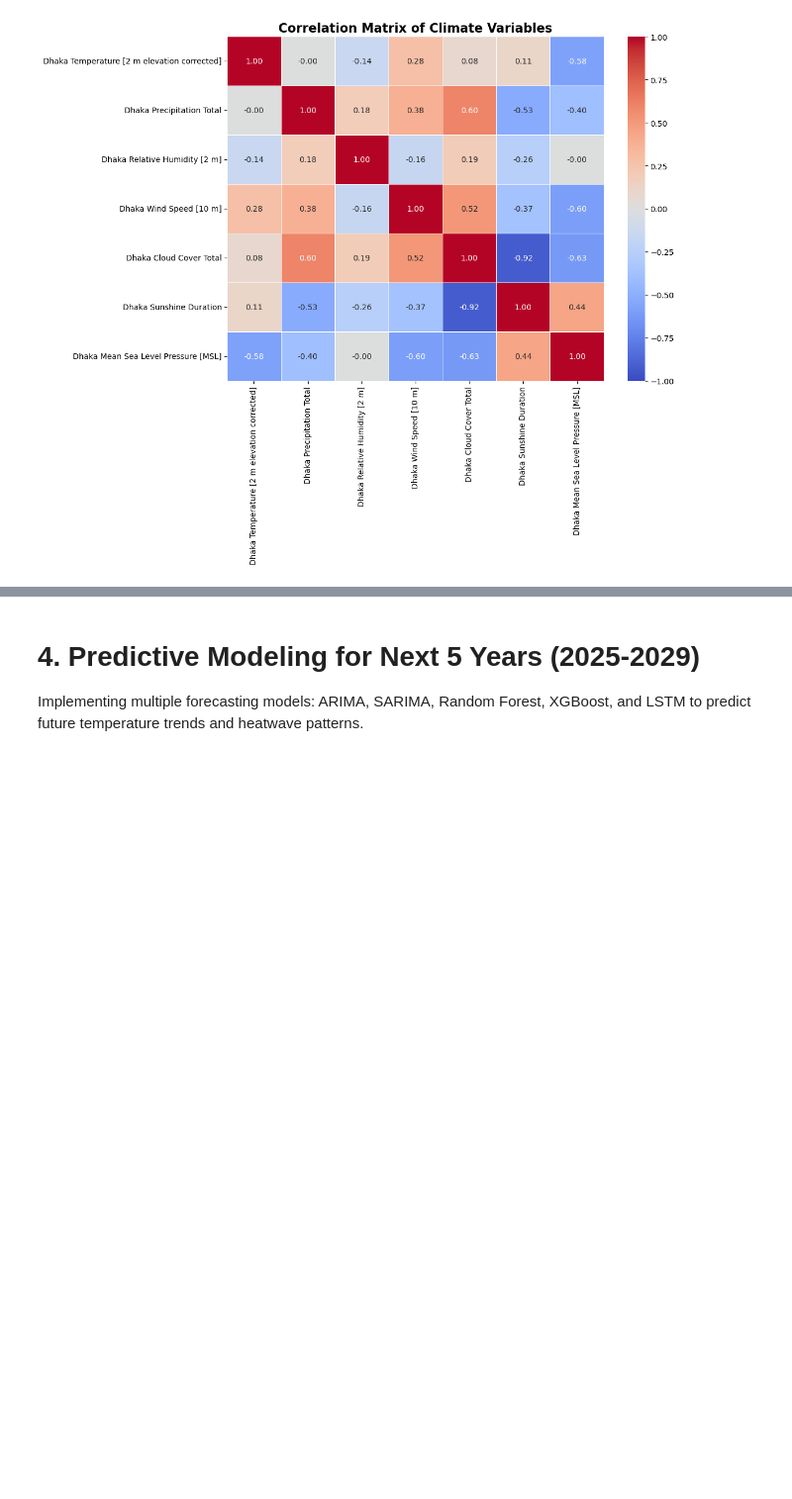
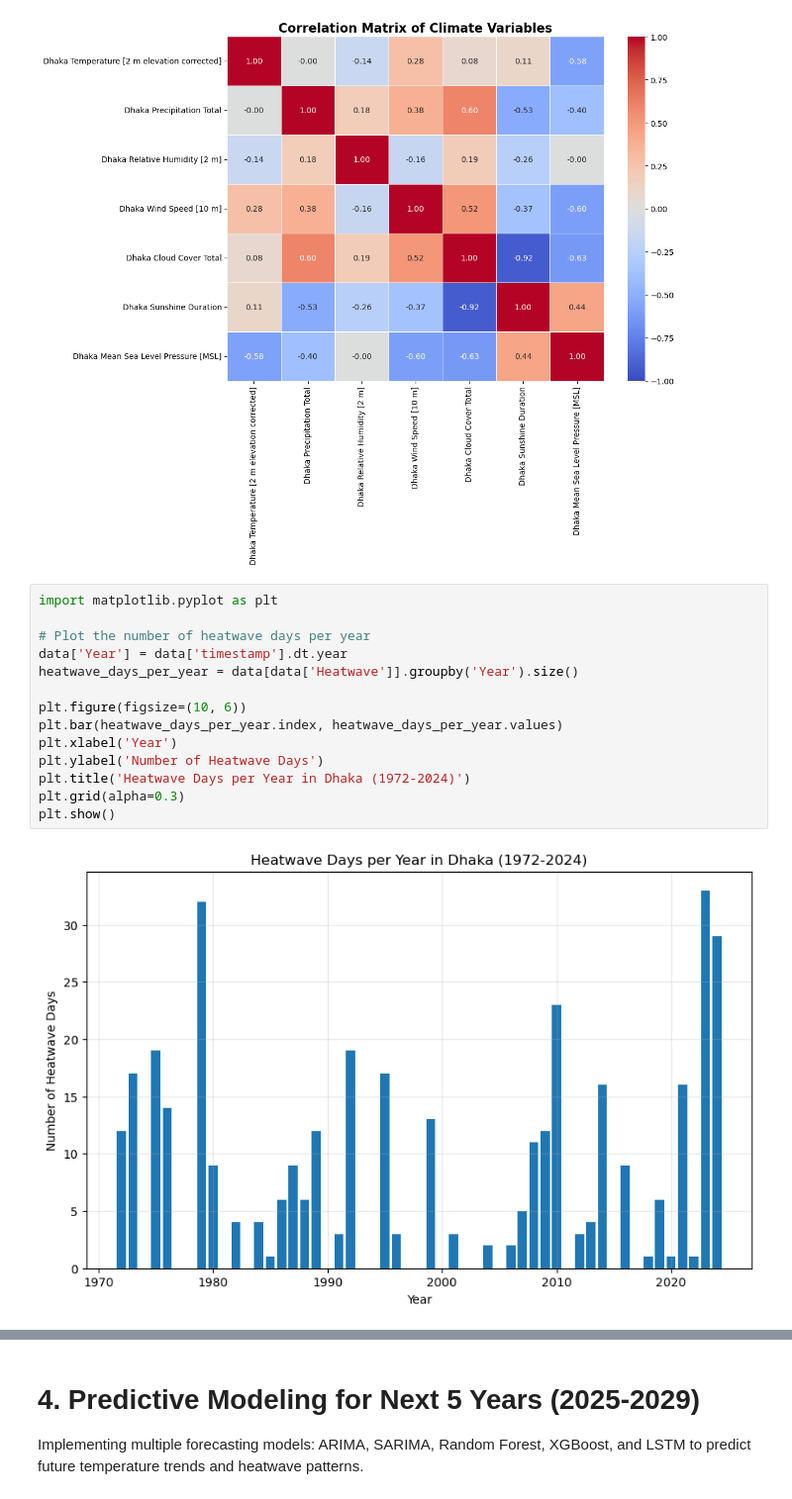
Before and after one commit to awnonbhowmik/Heatwave-Dhaka_BD, a Jupyter notebook: main_modular.ipynb, the cells around one changed output, grey strips where cells are left out. Shown at 99% size. Drawn from its saved outputs; the diff is of its cells as text; blank space fills up the shorter version.

```diff
--- a/main_modular.ipynb
+++ b/main_modular.ipynb
@@ -168,3 +168,19 @@ visualization.plot_heatwave_analysis(data, heatwave_summary, threshold)
 visualization.plot_correlation_matrix(data)
 # %% [output]
 [figure]
+# %%
+import matplotlib.pyplot as plt
+
+# Plot the number of heatwave days per year
+data['Year'] = data['timestamp'].dt.year
+heatwave_days_per_year = data[data['Heatwave']].groupby('Year').size()
+
+plt.figure(figsize=(10, 6))
+plt.bar(heatwave_days_per_year.index, heatwave_days_per_year.values)
+plt.xlabel('Year')
+plt.ylabel('Number of Heatwave Days')
+plt.title('Heatwave Days per Year in Dhaka (1972-2024)')
+plt.grid(alpha=0.3)
+plt.show()
+# %% [output]
+[figure, added]
```
Also changed, not shown: parts of 6 cells of this notebook.
